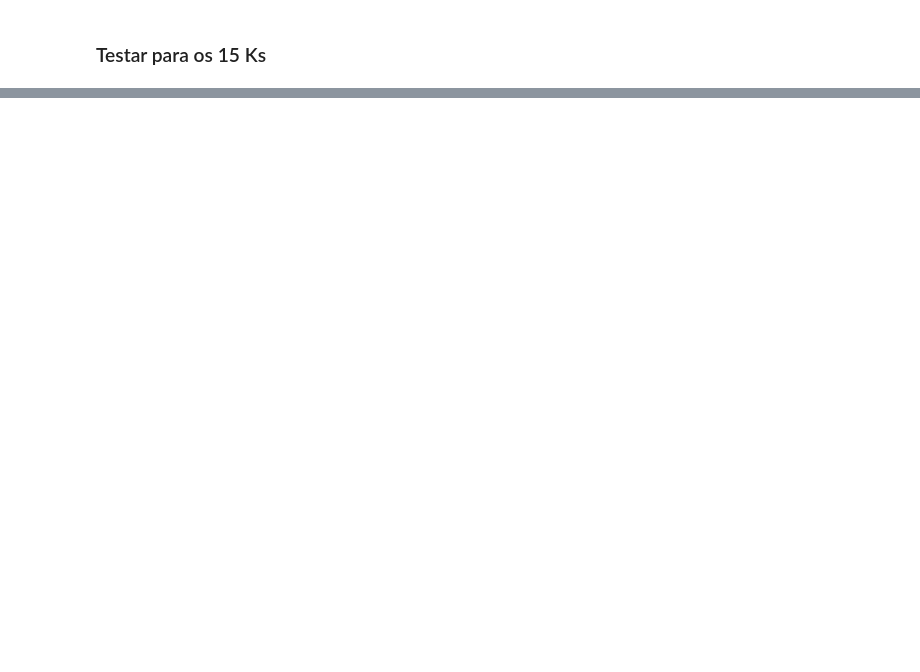
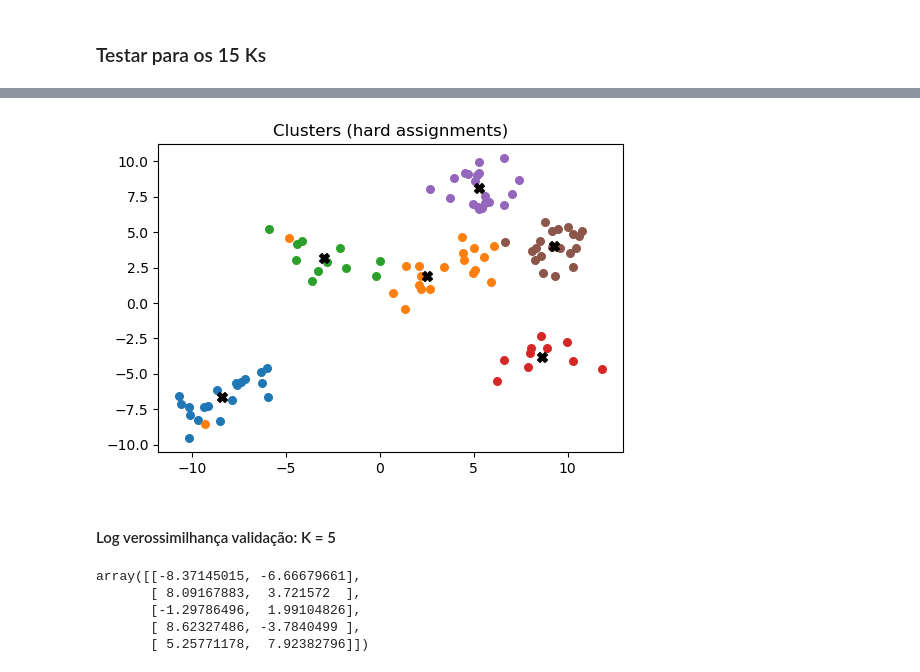
Before and after one commit to Lucasaraga0/ama_prob, a Jupyter notebook: amaprob_trab3/lista3.ipynb, the cells around one changed output, grey strips where cells are left out. Saved outputs shown, nothing was run; the diff lists cells and outputs as text; code cells hidden in the pictures; blank space fills up the shorter version.

```diff
--- a/amaprob_trab3/lista3.ipynb
+++ b/amaprob_trab3/lista3.ipynb
@@ -170,0 +326,15 @@ for i in range(1,16):
+# %%
+plot_clusters(X=data, responsibilities= modelaic.responsabilities, mu= modelaic.mu)
+# %% [output]
+[figure, added]
+# %% [markdown]
+#### Log verossimilhança validação: K = 5
+# %%
+modelLL = treinao(data, 5)
+modelLL.mu
+# %% [output]
+array([[-8.37145015, -6.66679661],
+       [ 8.09167883,  3.721572  ],
+       [-1.29786496,  1.99104826],
+       [ 8.62327486, -3.7840499 ],
+       [ 5.25771178,  7.92382796]])
```
Also changed, not shown: parts of 25 cells of this notebook, 4 other files.
